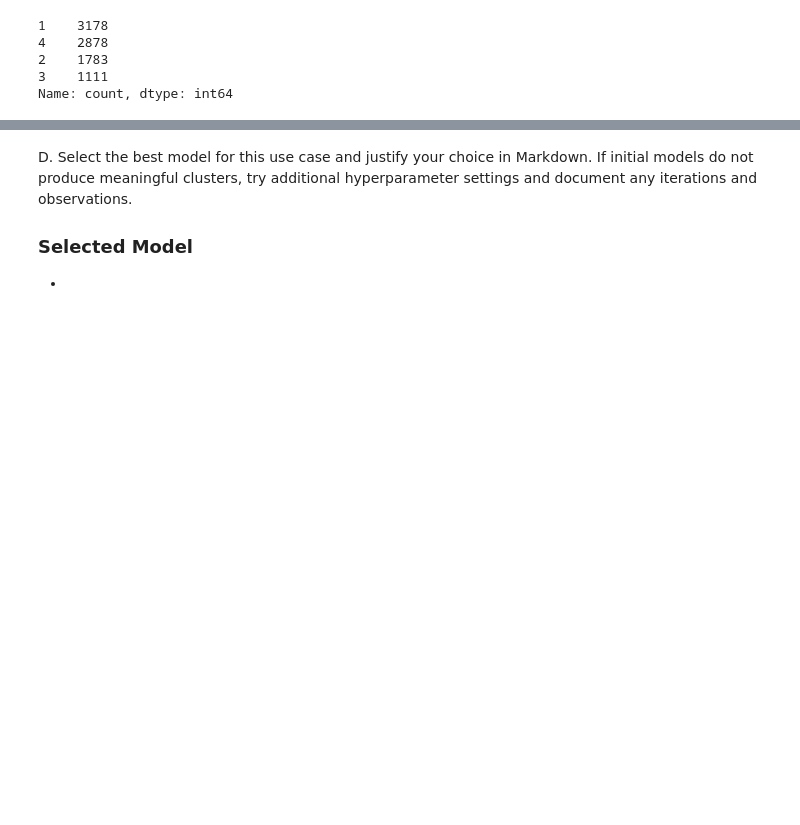
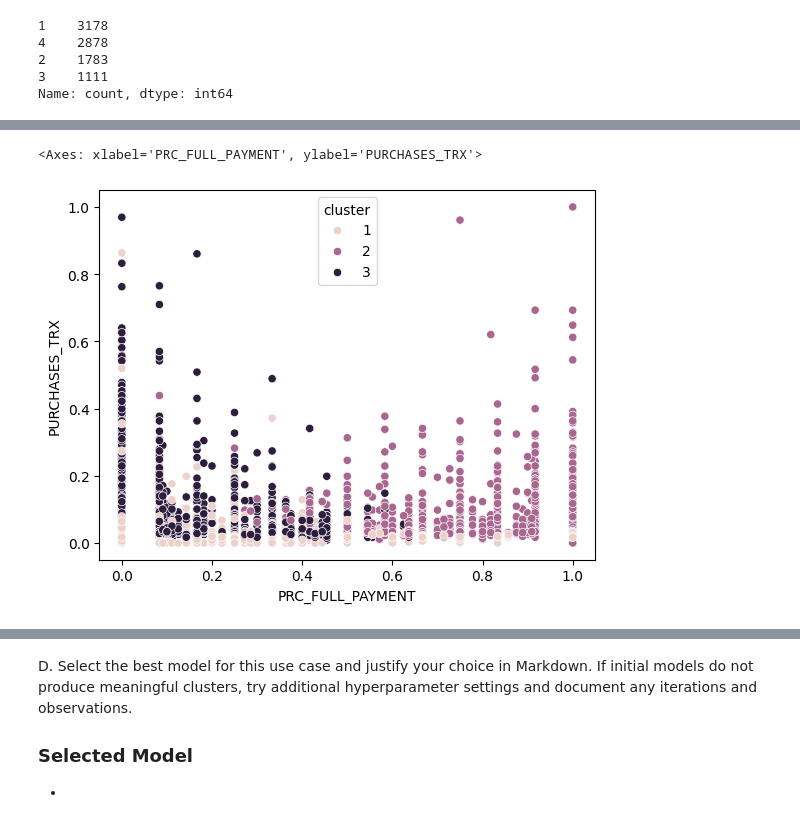
Before and after one commit to Hunteracademic/Unsupervised_assignment_1, a Jupyter notebook: Asg_02.ipynb, the cells around one changed output, grey strips where cells are left out. Saved outputs shown, nothing was run; the diff lists cells and outputs as text; code cells hidden in the pictures; blank space fills up the shorter version.

```diff
--- a/Asg_02.ipynb
+++ b/Asg_02.ipynb
@@ -357,0 +417,5 @@ Name: count, dtype: int64
+# %%
+sns.scatterplot(df_scaled, x='PRC_FULL_PAYMENT',y='PURCHASES_TRX', hue='cluster')
+# %% [output]
+<Axes: xlabel='PRC_FULL_PAYMENT', ylabel='PURCHASES_TRX'>
+[figure, added]
```
Also changed, not shown: parts of 5 cells of this notebook, 1 other file.
